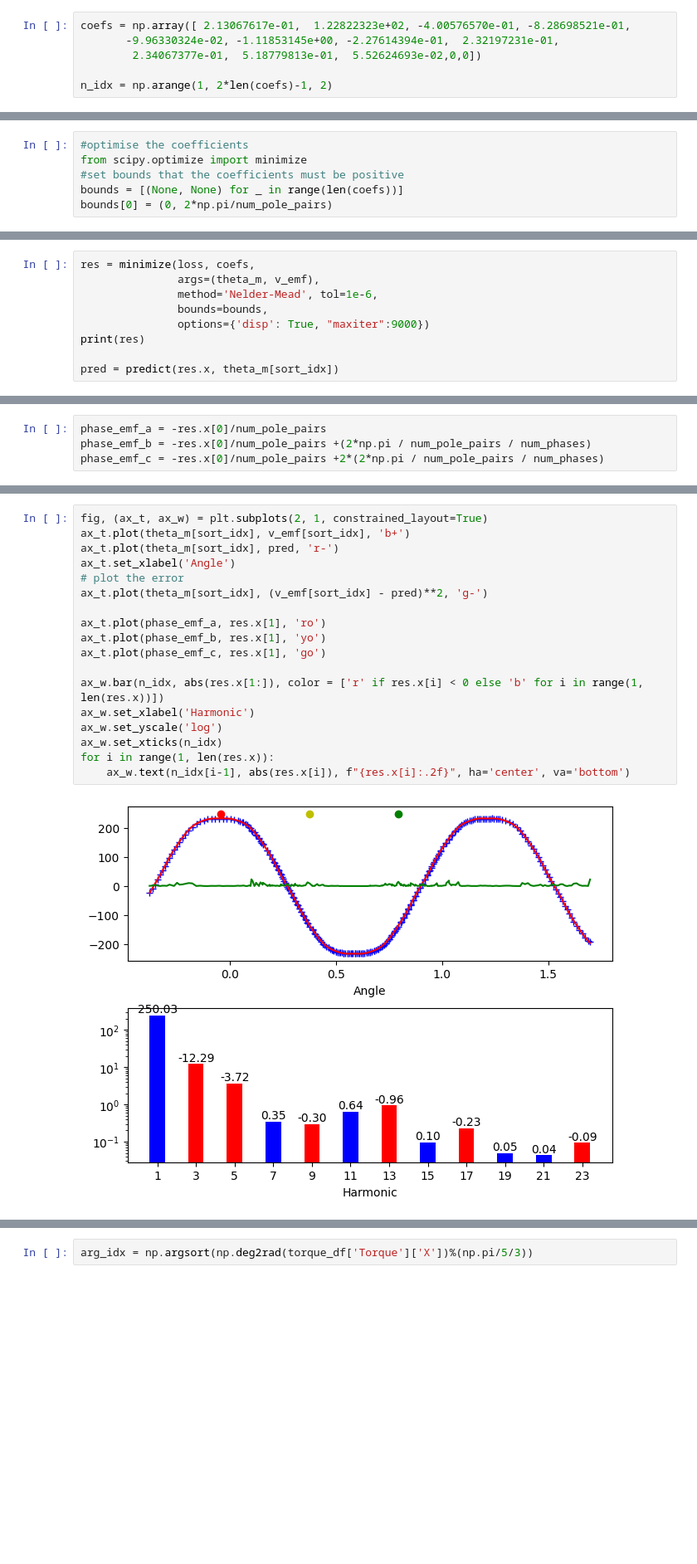
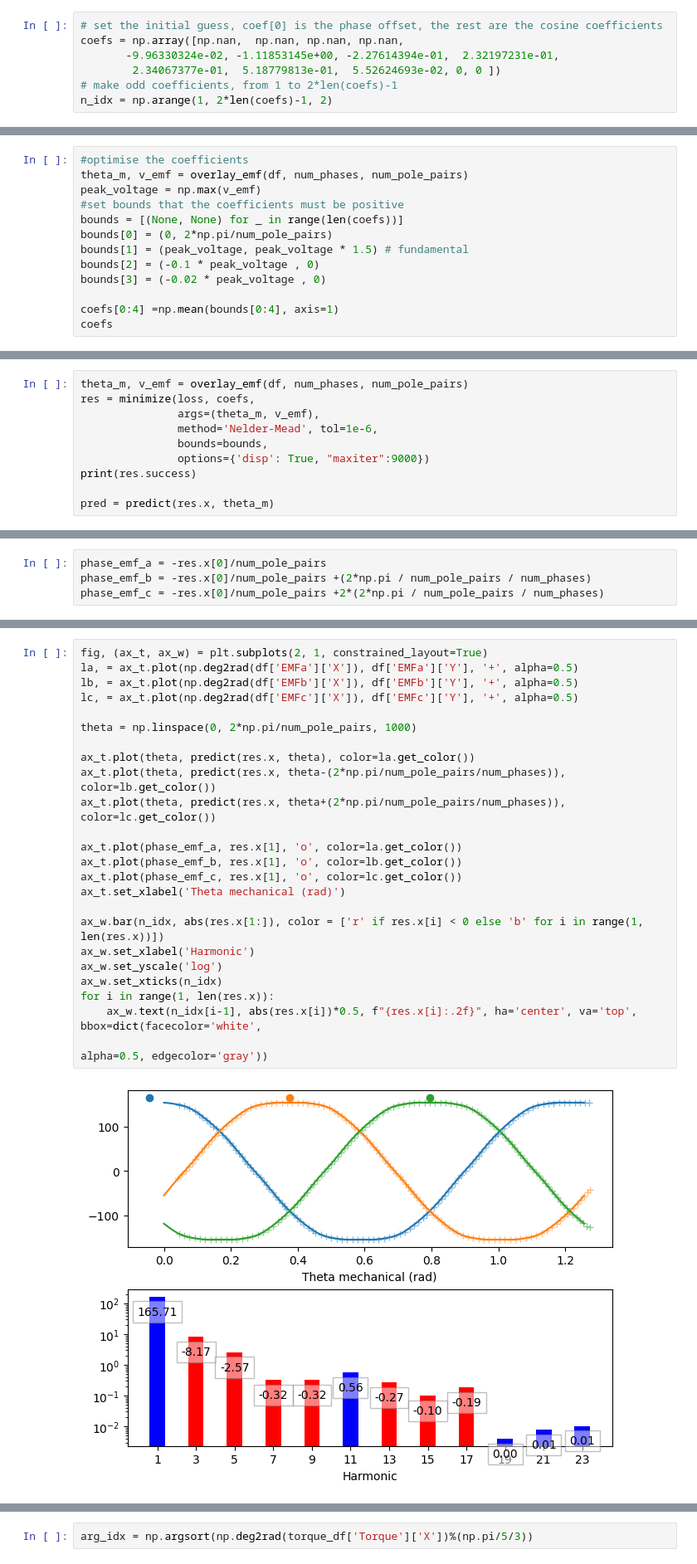
Before and after one commit to TinArmEngineering/tinarm, a Jupyter notebook: examples/M2_comparison.ipynb, the cells around one changed output, grey strips where cells are left out. Shown at 83% size. Cells and saved outputs as stored; diff of their text form; blank space fills up the shorter version.

```diff
--- a/examples/M2_comparison.ipynb
+++ b/examples/M2_comparison.ipynb
@@ -71,8 +129,9 @@ sort_idx = np.argsort(theta_m)
 # %%
-coefs = np.array([ 2.13067617e-01,  1.22822323e+02, -4.00576570e-01, -8.28698521e-01,
+# set the initial guess, coef[0] is the phase offset, the rest are the cosine coefficients
+coefs = np.array([np.nan,  np.nan, np.nan, np.nan,
        -9.96330324e-02, -1.11853145e+00, -2.27614394e-01,  2.32197231e-01,
-        2.34067377e-01,  5.18779813e-01,  5.52624693e-02,0,0])
-
+        2.34067377e-01,  5.18779813e-01,  5.52624693e-02, 0, 0 ])
+# make odd coefficients, from 1 to 2*len(coefs)-1
 n_idx = np.arange(1, 2*len(coefs)-1, 2)
 # %%
 def predict(coefs, theta, num_pole_pairs=5):
@@ -85,7 +144,14 @@ def loss(coefs, theta, v_emf):
     return np.sum((v_emf - pred)**2)
 # %%
 #optimise the coefficients
-from scipy.optimize import minimize
+theta_m, v_emf = overlay_emf(df, num_phases, num_pole_pairs)
+peak_voltage = np.max(v_emf)
 #set bounds that the coefficients must be positive
 bounds = [(None, None) for _ in range(len(coefs))]
 bounds[0] = (0, 2*np.pi/num_pole_pairs)
+bounds[1] = (peak_voltage, peak_voltage * 1.5) # fundamental
+bounds[2] = (-0.1 * peak_voltage , 0)
+bounds[3] = (-0.02 * peak_voltage , 0)
+
+coefs[0:4] =np.mean(bounds[0:4], axis=1)
+coefs
@@ -92,11 +163,12 @@ bounds[0] = (0, 2*np.pi/num_pole_pairs)
 # %%
+theta_m, v_emf = overlay_emf(df, num_phases, num_pole_pairs)
 res = minimize(loss, coefs,
                args=(theta_m, v_emf),
                method='Nelder-Mead', tol=1e-6,
                bounds=bounds,
                options={'disp': True, "maxiter":9000})
-print(res)
+print(res.success)
 
-pred = predict(res.x, theta_m[sort_idx])
+pred = predict(res.x, theta_m)
 # %% [output]
 Optimization terminated successfully.
@@ -133,20 +188,26 @@ phase_emf_c = -res.x[0]/num_pole_pairs +2*(2*np.pi / num_pole_pairs / num_phases
 # %%
 fig, (ax_t, ax_w) = plt.subplots(2, 1, constrained_layout=True)
-ax_t.plot(theta_m[sort_idx], v_emf[sort_idx], 'b+')
-ax_t.plot(theta_m[sort_idx], pred, 'r-')
-ax_t.set_xlabel('Angle')
-# plot the error
-ax_t.plot(theta_m[sort_idx], (v_emf[sort_idx] - pred)**2, 'g-')
+la, = ax_t.plot(np.deg2rad(df['EMFa']['X']), df['EMFa']['Y'], '+', alpha=0.5)
+lb, = ax_t.plot(np.deg2rad(df['EMFb']['X']), df['EMFb']['Y'], '+', alpha=0.5)
+lc, = ax_t.plot(np.deg2rad(df['EMFc']['X']), df['EMFc']['Y'], '+', alpha=0.5)
 
-ax_t.plot(phase_emf_a, res.x[1], 'ro')
-ax_t.plot(phase_emf_b, res.x[1], 'yo')
-ax_t.plot(phase_emf_c, res.x[1], 'go')
+theta = np.linspace(0, 2*np.pi/num_pole_pairs, 1000)
+
+ax_t.plot(theta, predict(res.x, theta), color=la.get_color())
+ax_t.plot(theta, predict(res.x, theta-(2*np.pi/num_pole_pairs/num_phases)), color=lb.get_color())
+ax_t.plot(theta, predict(res.x, theta+(2*np.pi/num_pole_pairs/num_phases)), color=lc.get_color())
+
+ax_t.plot(phase_emf_a, res.x[1], 'o', color=la.get_color())
+ax_t.plot(phase_emf_b, res.x[1], 'o', color=lb.get_color())
+ax_t.plot(phase_emf_c, res.x[1], 'o', color=lc.get_color())
+ax_t.set_xlabel('Theta mechanical (rad)')
 
 ax_w.bar(n_idx, abs(res.x[1:]), color = ['r' if res.x[i] < 0 else 'b' for i in range(1, len(res.x))])
 ax_w.set_xlabel('Harmonic')
 ax_w.set_yscale('log')
 ax_w.set_xticks(n_idx)
 for i in range(1, len(res.x)):
-    ax_w.text(n_idx[i-1], abs(res.x[i]), f"{res.x[i]:.2f}", ha='center', va='bottom')
+    ax_w.text(n_idx[i-1], abs(res.x[i])*0.5, f"{res.x[i]:.2f}", ha='center', va='top', bbox=dict(facecolor='white',
+                                                                                                alpha=0.5, edgecolor='gray'))
 # %% [output]
-[figure, old version]
+[figure, new version]
```
Also changed, not shown: parts of 40 cells of this notebook, 2 other files.
